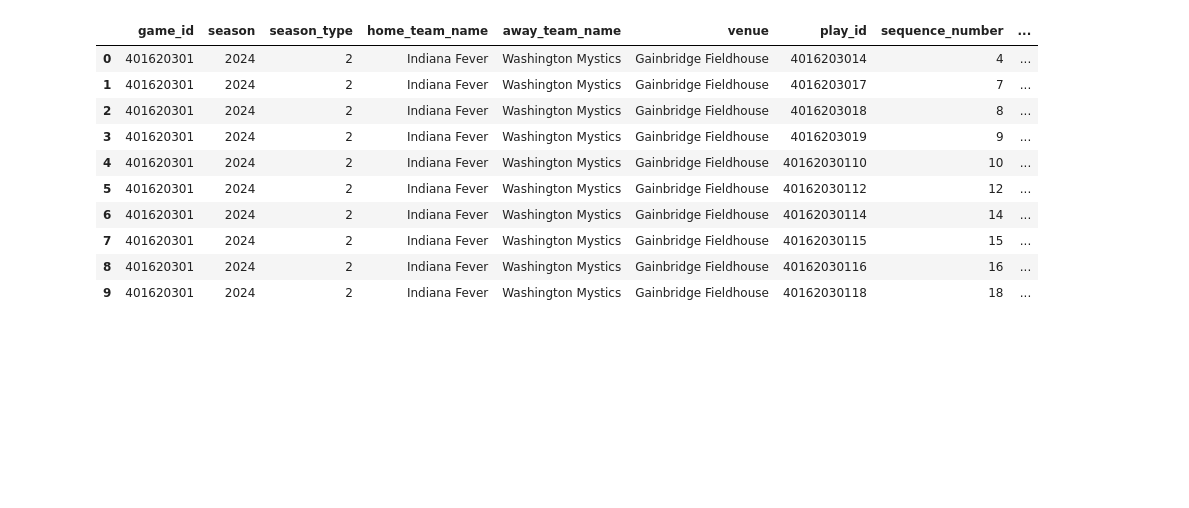
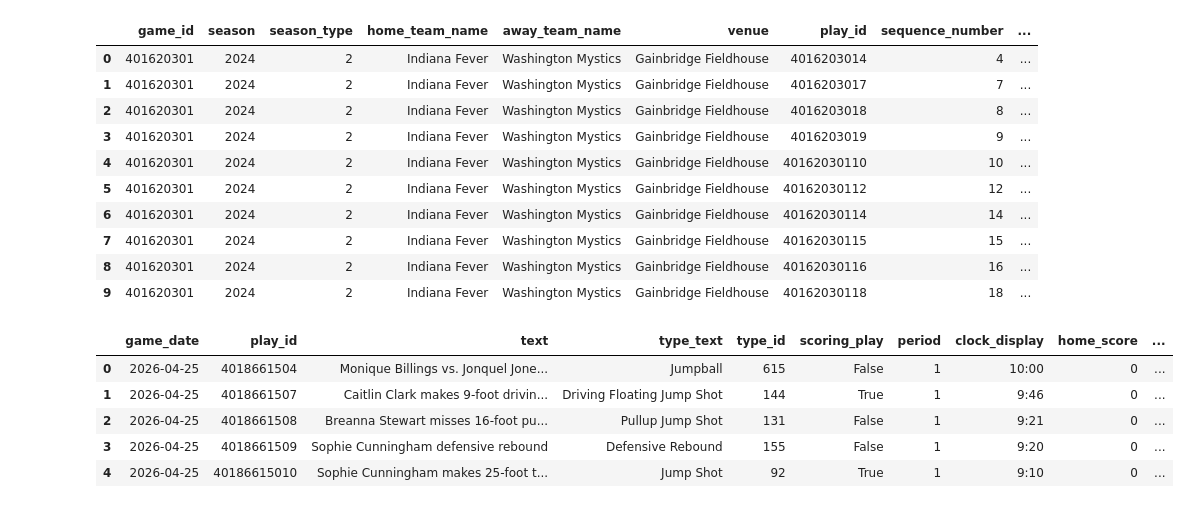
Before and after one commit to allisonwfung/wnba-pipeline, a Jupyter notebook: 01_wnba_data_exploration.ipynb, the cells around one changed output. Saved outputs shown, nothing was run; the diff lists cells and outputs as text; code cells hidden in the pictures; blank space fills up the shorter version.

```diff
--- a/01_wnba_data_exploration.ipynb
+++ b/01_wnba_data_exploration.ipynb
@@ -1014,3 +1010,18 @@ df.head(10)
 | 7 | 401620301 | 2024 | 2 | Indiana Fever | Washington Mystics | Gainbridge Fieldhouse | 40162030115 | 15 | ... |
 | 8 | 401620301 | 2024 | 2 | Indiana Fever | Washington Mystics | Gainbridge Fieldhouse | 40162030116 | 16 | ... |
 | 9 | 401620301 | 2024 | 2 | Indiana Fever | Washington Mystics | Gainbridge Fieldhouse | 40162030118 | 18 | ... |
+# %%
+import pandas as pd
+
+csv_url = "https://raw.githubusercontent.com/allisonwfung/wnba-pipeline/refs/heads/main/wnba_data.csv"
+
+df = pd.read_csv(csv_url)
+
+df.head()
+# %% [output]
+|  | game_date | play_id | text | type_text | type_id | scoring_play | period | clock_display | home_score | ... |
+| 0 | 2026-04-25 | 4018661504 | Monique Billings vs. Jonquel Jone... | Jumpball | 615 | False | 1 | 10:00 | 0 | ... |
+| 1 | 2026-04-25 | 4018661507 | Caitlin Clark makes 9-foot drivin... | Driving Floating Jump Shot | 144 | True | 1 | 9:46 | 0 | ... |
+| 2 | 2026-04-25 | 4018661508 | Breanna Stewart misses 16-foot pu... | Pullup Jump Shot | 131 | False | 1 | 9:21 | 0 | ... |
+| 3 | 2026-04-25 | 4018661509 | Sophie Cunningham defensive rebound | Defensive Rebound | 155 | False | 1 | 9:20 | 0 | ... |
+| 4 | 2026-04-25 | 40186615010 | Sophie Cunningham makes 25-foot t... | Jump Shot | 92 | True | 1 | 9:10 | 0 | ... |
```
Also changed, not shown: parts of 25 cells of this notebook, 4 other files.
